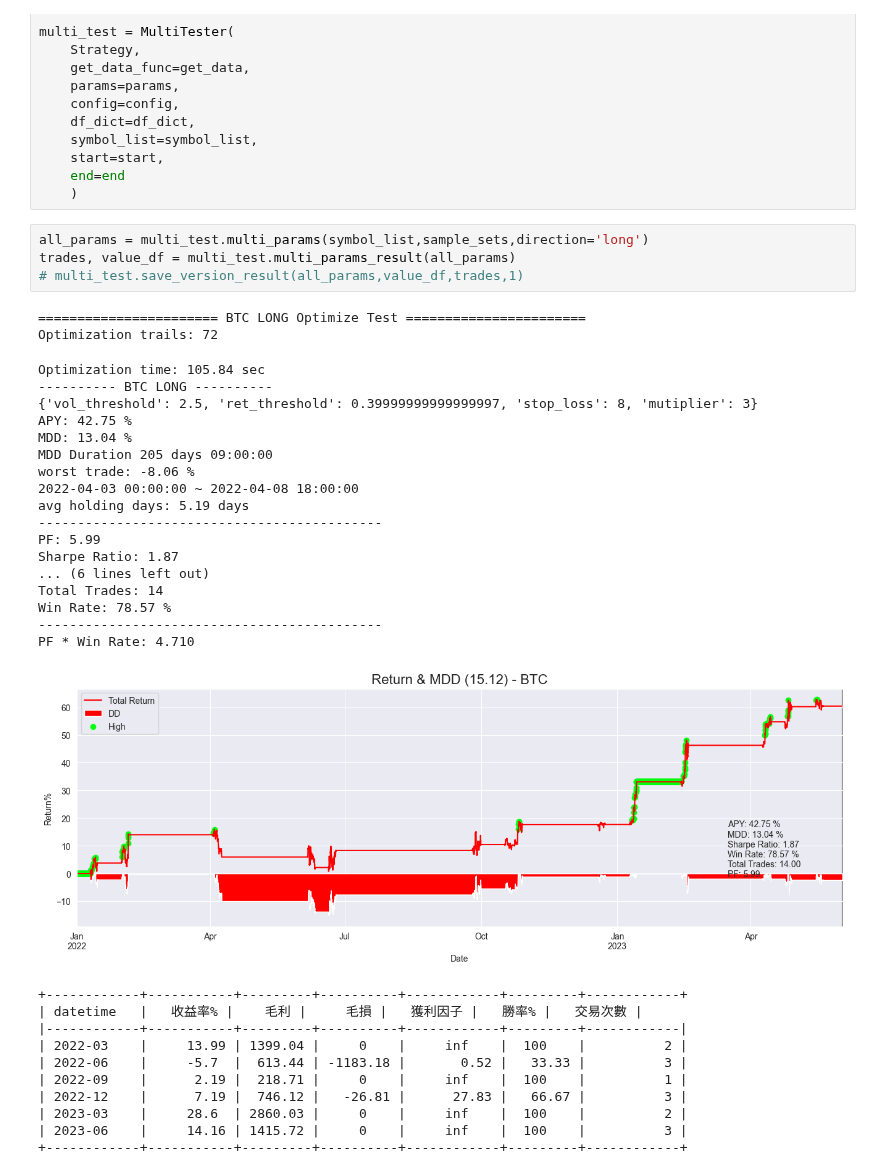
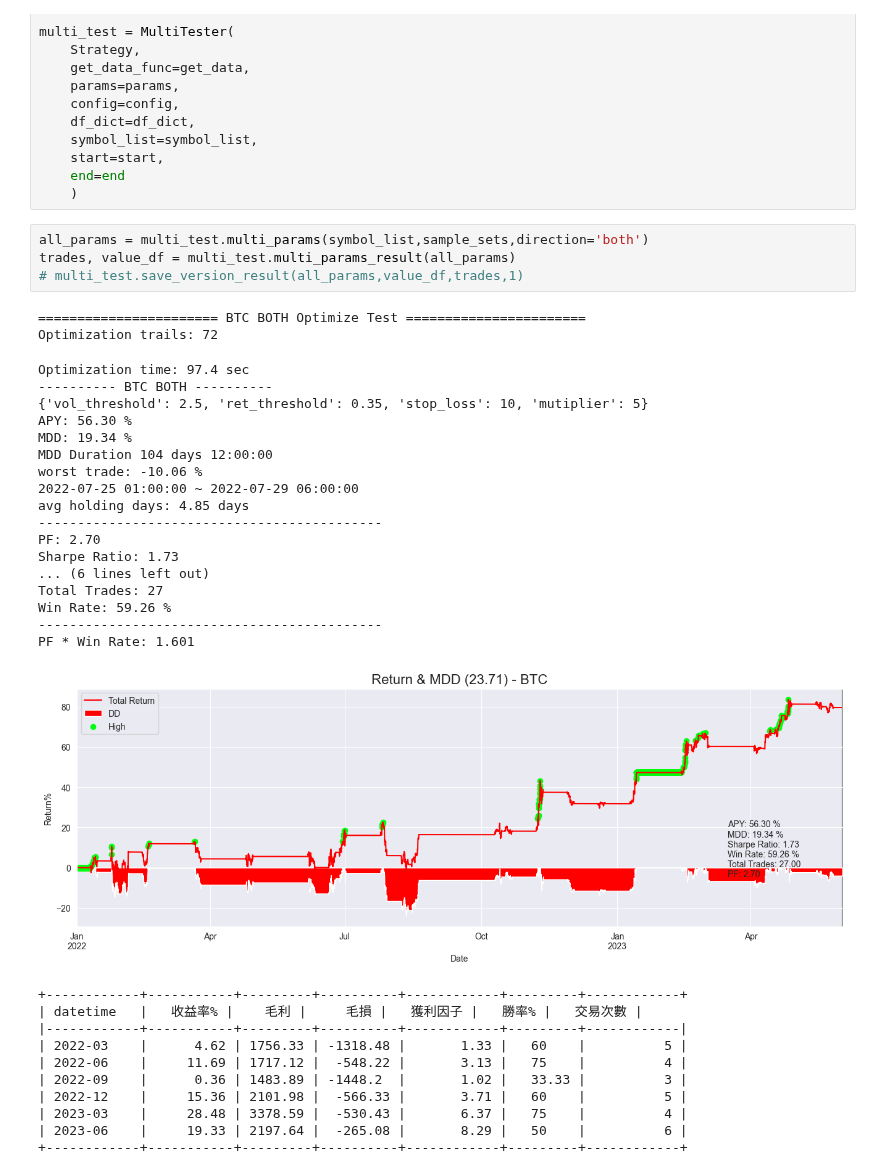
Before and after one commit to JohnsonHsiao/DC_capital_intern, a Jupyter notebook: strategy_research/CTA_TEST/Crypto/monday/bt_lab_copy.ipynb, the cells around one changed output. Drawn from its saved outputs; the diff is of its cells as text.

```diff
--- a/strategy_research/CTA_TEST/Crypto/monday/bt_lab_copy.ipynb
+++ b/strategy_research/CTA_TEST/Crypto/monday/bt_lab_copy.ipynb
@@ -92,37 +92,37 @@ multi_test = MultiTester(
     end=end
     )
 # %%
-all_params = multi_test.multi_params(symbol_list,sample_sets,direction='long')
+all_params = multi_test.multi_params(symbol_list,sample_sets,direction='both')
 trades, value_df = multi_test.multi_params_result(all_params)
 # multi_test.save_version_result(all_params,value_df,trades,1)
 # %% [output]
-======================= BTC LONG Optimize Test =======================
+======================= BTC BOTH Optimize Test =======================
 Optimization trails: 72
-Optimization time: 105.84 sec
----------- BTC LONG ----------
-{'vol_threshold': 2.5, 'ret_threshold': 0.39999999999999997, 'stop_loss': 8, 'mutiplier': 3}
-APY: 42.75 %
-MDD: 13.04 %
-MDD Duration 205 days 09:00:00
-worst trade: -8.06 %
-2022-04-03 00:00:00 ~ 2022-04-08 18:00:00
-avg holding days: 5.19 days
+Optimization time: 97.4 sec
+---------- BTC BOTH ----------
+{'vol_threshold': 2.5, 'ret_threshold': 0.35, 'stop_loss': 10, 'mutiplier': 5}
+APY: 56.30 %
+MDD: 19.34 %
+MDD Duration 104 days 12:00:00
+worst trade: -10.06 %
+2022-07-25 01:00:00 ~ 2022-07-29 06:00:00
+avg holding days: 4.85 days
 --------------------------------------------
-PF: 5.99
-Sharpe Ratio: 1.87
+PF: 2.70
+Sharpe Ratio: 1.73
 ... (6 lines left out)
-Total Trades: 14
-Win Rate: 78.57 %
+Total Trades: 27
+Win Rate: 59.26 %
 --------------------------------------------
-PF * Win Rate: 4.710
+PF * Win Rate: 1.601
-[figure, old version]
+[figure, new version]
 +------------+-----------+---------+----------+------------+---------+------------+
 | datetime   |   收益率% |    毛利 |     毛損 |   獲利因子 |   勝率% |   交易次數 |
 |------------+-----------+---------+----------+------------+---------+------------|
-| 2022-03    |     13.99 | 1399.04 |     0    |     inf    |  100    |          2 |
-| 2022-06    |     -5.7  |  613.44 | -1183.18 |       0.52 |   33.33 |          3 |
-| 2022-09    |      2.19 |  218.71 |     0    |     inf    |  100    |          1 |
-| 2022-12    |      7.19 |  746.12 |   -26.81 |      27.83 |   66.67 |          3 |
-| 2023-03    |     28.6  | 2860.03 |     0    |     inf    |  100    |          2 |
-| 2023-06    |     14.16 | 1415.72 |     0    |     inf    |  100    |          3 |
+| 2022-03    |      4.62 | 1756.33 | -1318.48 |       1.33 |   60    |          5 |
+| 2022-06    |     11.69 | 1717.12 |  -548.22 |       3.13 |   75    |          4 |
+| 2022-09    |      0.36 | 1483.89 | -1448.2  |       1.02 |   33.33 |          3 |
+| 2022-12    |     15.36 | 2101.98 |  -566.33 |       3.71 |   60    |          5 |
+| 2023-03    |     28.48 | 3378.59 |  -530.43 |       6.37 |   75    |          4 |
+| 2023-06    |     19.33 | 2197.64 |  -265.08 |       8.29 |   50    |          6 |
 +------------+-----------+---------+----------+------------+---------+------------+
```
Also changed, not shown: 8 other files.
